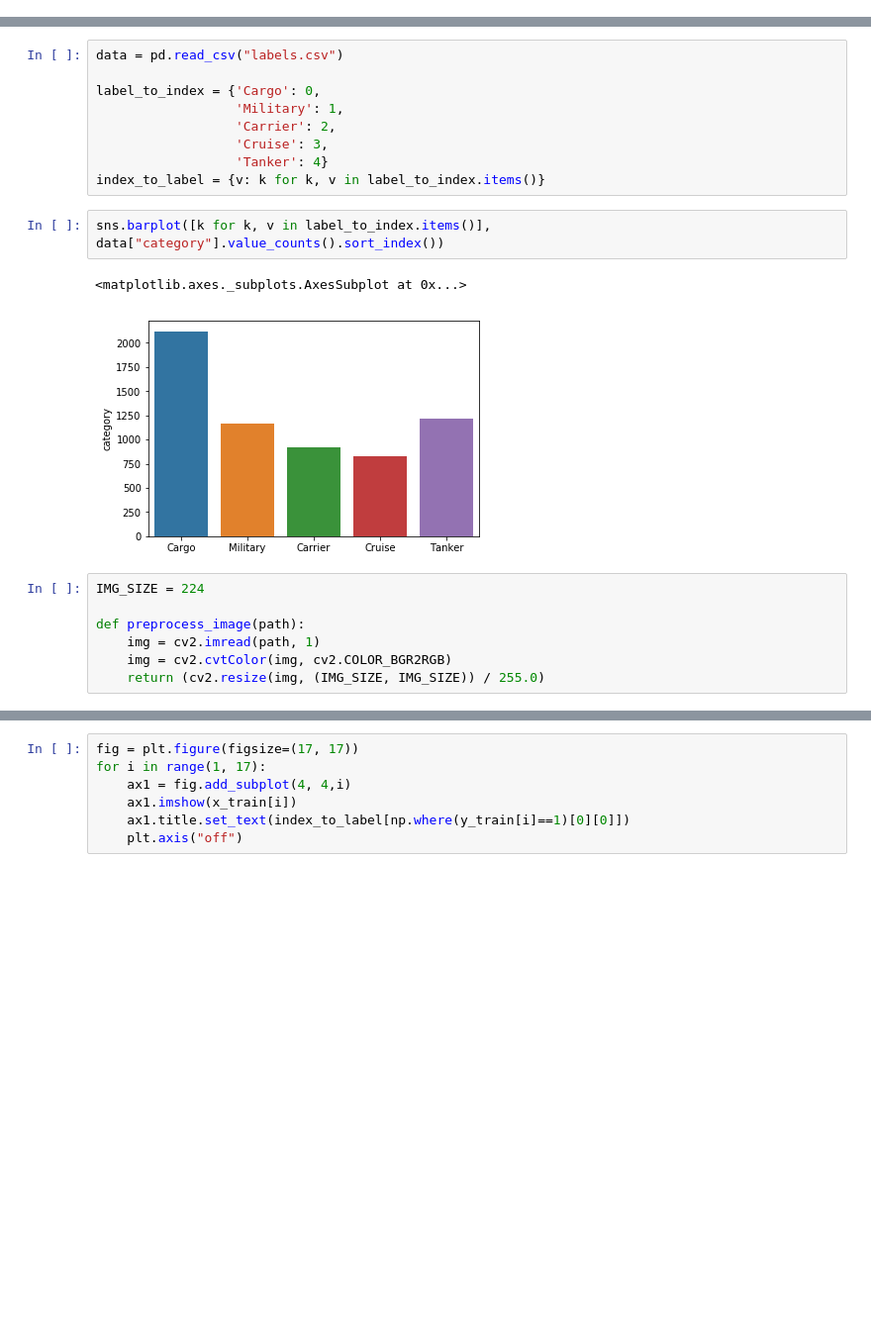
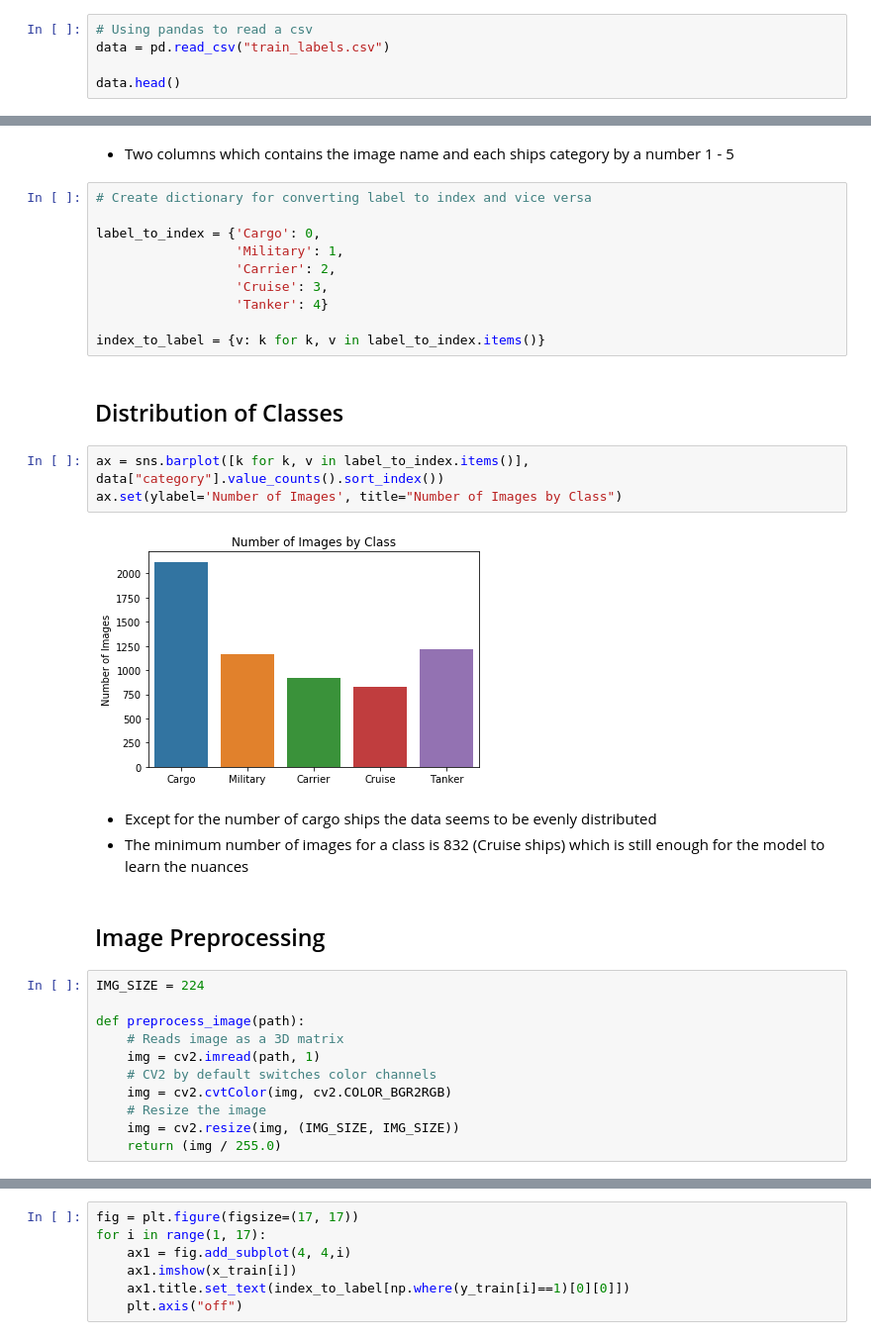
Before and after one commit to agavrampos/Boat-Classification, a Jupyter notebook: ship_model_gen.ipynb, the cells around one changed output, grey strips where cells are left out. Shown at 99% size. Saved outputs shown, nothing was run; the diff lists cells and outputs as text; blank space fills up the shorter version.

```diff
--- a/ship_model_gen.ipynb
+++ b/ship_model_gen.ipynb
@@ -17 +34,6 @@ from keras.preprocessing.image import ImageDataGenerator
 from sklearn.model_selection import train_test_split
+# %%
+# Using pandas to read a csv
+data = pd.read_csv("train_labels.csv")
+
+data.head()
@@ -18,21 +47,35 @@ from sklearn.model_selection import train_test_split
+# %% [markdown]
+- Two columns which contains the image name and each ships category by a number 1 - 5
 # %%
-data = pd.read_csv("labels.csv")
+# Create dictionary for converting label to index and vice versa
 
 label_to_index = {'Cargo': 0,
                   'Military': 1,
                   'Carrier': 2,
                   'Cruise': 3,
                   'Tanker': 4}
+
 index_to_label = {v: k for k, v in label_to_index.items()}
+# %% [markdown]
+## Distribution of Classes
 # %%
-sns.barplot([k for k, v in label_to_index.items()], data["category"].value_counts().sort_index())
+ax = sns.barplot([k for k, v in label_to_index.items()], data["category"].value_counts().sort_index())
+ax.set(ylabel='Number of Images', title="Number of Images by Class")
 # %% [output]
-<matplotlib.axes._subplots.AxesSubplot at 0x...>
-[figure, old version]
+[figure, new version]
+# %% [markdown]
+- Except for the number of cargo ships the data seems to be evenly distributed
+- The minimum number of images for a class is 832  (Cruise ships) which is still enough for the model to learn the nuances
+# %% [markdown]
+## Image Preprocessing
 # %%
 IMG_SIZE = 224
 
 def preprocess_image(path):
+    # Reads image as a 3D matrix
     img = cv2.imread(path, 1)
+    # CV2 by default switches color channels
     img = cv2.cvtColor(img, cv2.COLOR_BGR2RGB)
-    return (cv2.resize(img, (IMG_SIZE, IMG_SIZE)) / 255.0)
+    # Resize the image
+    img = cv2.resize(img, (IMG_SIZE, IMG_SIZE))
+    return (img / 255.0)
```
Also changed, not shown: parts of 39 cells of this notebook, 5 other files.
